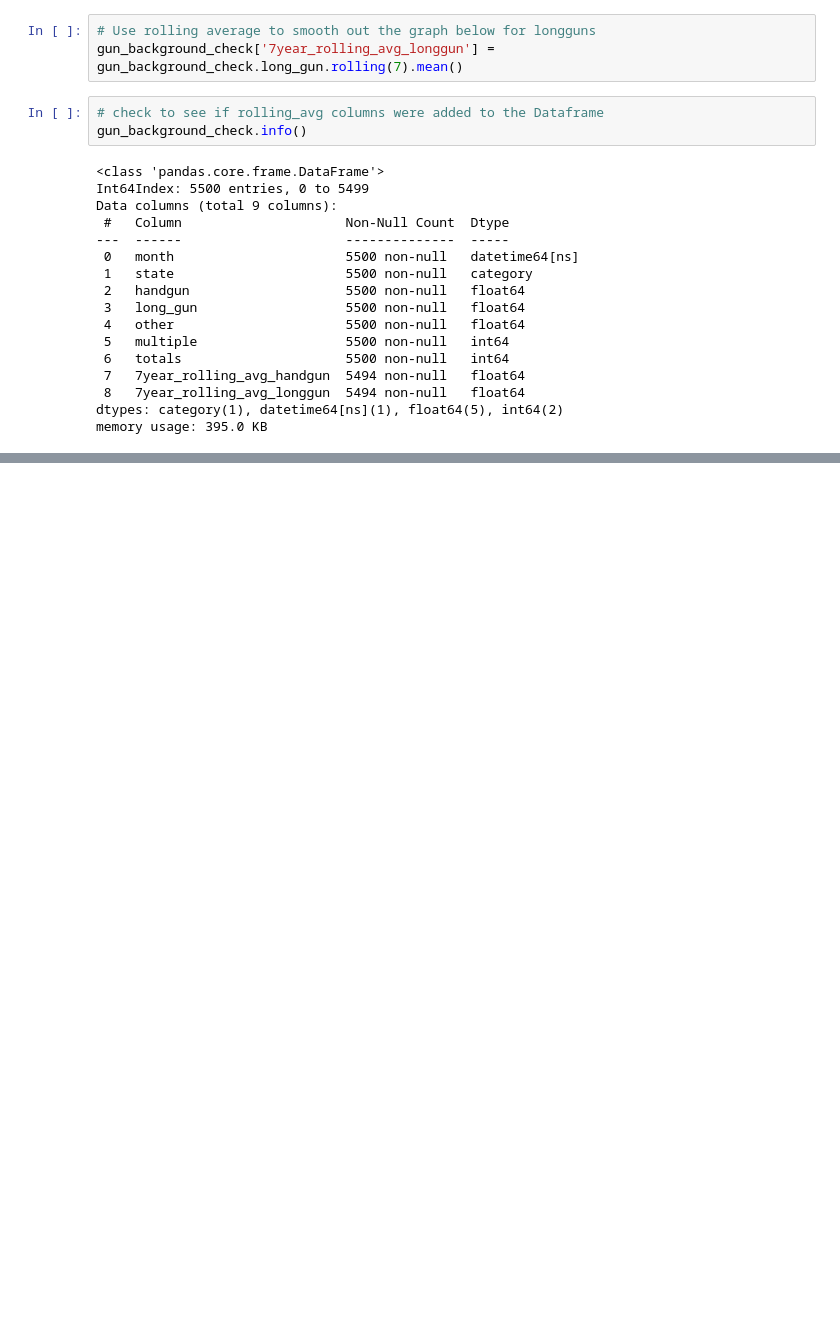
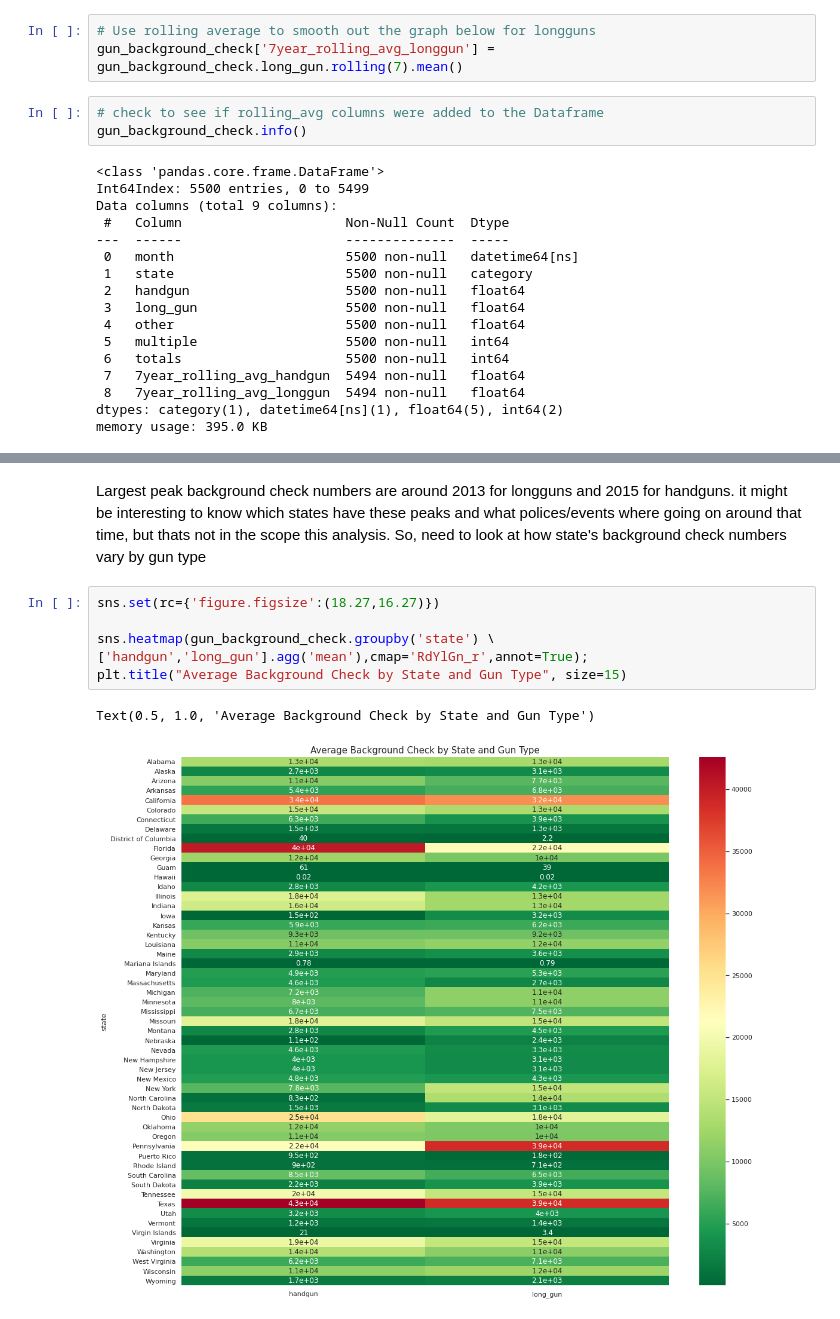
Before and after one commit to freedom-780/FBI-Firearm-Background-Check, a Jupyter notebook: Firearm_Background_Check.ipynb, the cells around one changed output, grey strips where cells are left out. Drawn from its saved outputs; the diff is of its cells as text; blank space fills up the shorter version.

```diff
--- a/Firearm_Background_Check.ipynb
+++ b/Firearm_Background_Check.ipynb
@@ -626,0 +467,11 @@ sns.heatmap(mass_shootings.groupby(['Type of Gun - General','Possible Motive - G
+# %% [markdown]
+Largest peak background check numbers are around 2013 for longguns and 2015 for handguns. it might be interesting to know which states have these peaks and what polices/events where going on around that time, but thats not in the scope this analysis. So, need to look at how state's background check numbers vary by gun type
+# %%
+sns.set(rc={'figure.figsize':(18.27,16.27)})
+
+sns.heatmap(gun_background_check.groupby('state') \
+['handgun','long_gun'].agg('mean'),cmap='RdYlGn_r',annot=True);
+plt.title("Average Background Check by State and Gun Type", size=15)
+# %% [output]
+Text(0.5, 1.0, 'Average Background Check by State and Gun Type')
+[figure, added]
```
Also changed, not shown: parts of 52 cells of this notebook.
